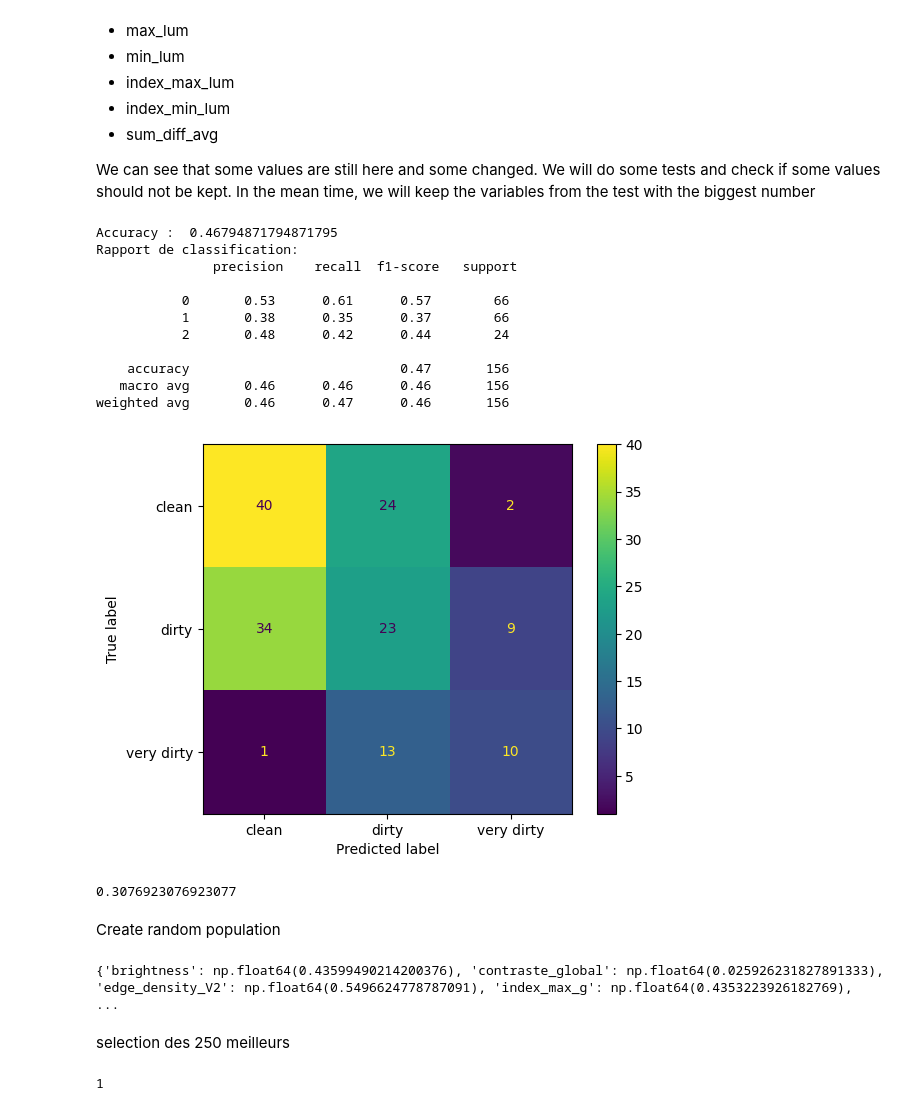
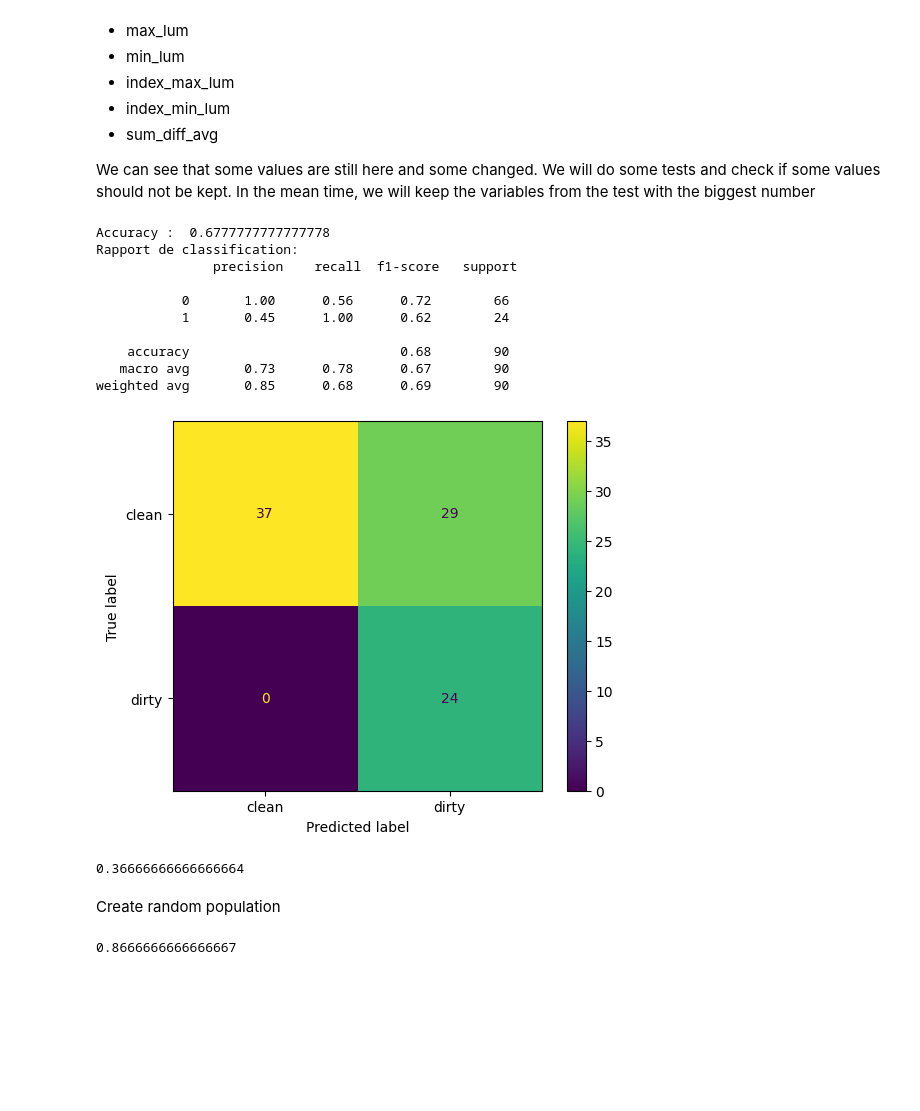
Before and after one commit to Antsurf/bin-oculaire, a Jupyter notebook: app/classifier.ipynb, the cells around one changed output. Cells and saved outputs as stored; diff of their text form; code cells hidden in the pictures; blank space fills up the shorter version.

```diff
--- a/app/classifier.ipynb
+++ b/app/classifier.ipynb
@@ -35,7 +35,7 @@ def get_dataframe() -> list:
     list_dataframe = []
 
     complete_dict(list_dataframe, 0)
-    complete_dict(list_dataframe, 1)
+    # complete_dict(list_dataframe, 1)
     complete_dict(list_dataframe, 2)
 
     return list_dataframe
@@ -241,8 +241,8 @@ thresholds_test = [50, 75]
 def score_to_class(score, thresholds):
     if score < thresholds[0]:
         clean_class = "clean"
-    elif thresholds[0] <= score <= thresholds[1]:
-        clean_class = "dirty"
+    # elif thresholds[0] <= score <= thresholds[1]:
+    #     clean_class = "dirty"
     else:
         clean_class = "very_dirty"
     return clean_class
@@ -262,30 +262,29 @@ y_pred = le.transform(y_pred_str)
 # %%
 from sklearn.metrics import accuracy_score, precision_score, recall_score, f1_score, confusion_matrix, classification_report
 from sklearn.metrics import confusion_matrix, ConfusionMatrixDisplay
 y_true = df['class']
 
 conf_matrix = confusion_matrix(y_true, y_pred)
-plt = ConfusionMatrixDisplay(confusion_matrix=conf_matrix, display_labels=['clean', 'dirty', 'very dirty'])
+plt = ConfusionMatrixDisplay(confusion_matrix=conf_matrix, display_labels=['clean', 'dirty'])
 plt.plot()
 
 print('Accuracy : ', accuracy_score(y_true, y_pred))
 # print("Precision:", precision_score(y_true, y_pred))
 # print("Recall:", recall_score(y_true, y_pred))
 # print("F1 Score:", f1_score(y_true, y_pred))
 print("Rapport de classification:\n", classification_report(y_true, y_pred))
 # %% [output]
-Accuracy :  0.46794871794871795
+Accuracy :  0.6777777777777778
 Rapport de classification:
                precision    recall  f1-score   support
 
-           0       0.53      0.61      0.57        66
-           1       0.38      0.35      0.37        66
-           2       0.48      0.42      0.44        24
+           0       1.00      0.56      0.72        66
+           1       0.45      1.00      0.62        24
 
-    accuracy                           0.47       156
-   macro avg       0.46      0.46      0.46       156
-weighted avg       0.46      0.47      0.46       156
+    accuracy                           0.68        90
+   macro avg       0.73      0.78      0.67        90
+weighted avg       0.85      0.68      0.69        90
-[figure, old version]
+[figure, new version]
 # %%
 from sklearn.model_selection import ParameterSampler
 from scipy.stats import uniform
@@ -293,23 +292,31 @@ from scipy.stats import uniform
 weights_base = ["mean_r", "mean_g", "brightness", "contraste_global", "edge_density_V2", "max_r", "max_g", "max_b", "min_r", "min_g", "min_b", "index_max_r", "index_max_g", "max_lum", "min_lum", "index_max_lum", "index_min_lum", "sum_avg", "quantity_of_whites"]
 
 param_distributions = {k: uniform(0.0, 1.0) for k in weights_base}
-n_iter = 10000
+n_iter = 5000
 sampler = ParameterSampler(param_distributions, n_iter=n_iter, random_state=2)
+
+col1 = np.random.uniform(1.0, 100.0, size=5000)
+col2 = np.random.uniform(col1, 100.0)
+thresholds = np.column_stack((col1, col2))
 
 max_accuracy = 0
 save_weights = None
+save_threshold = None
 
+i = 0
 for sample in sampler:
-    y_pred_str = predict(df, sample, thresholds_test)
+    y_pred_str = predict(df, sample, thresholds[i])
     y_pred = le.transform(y_pred_str)
     accuracy = accuracy_score(y_true, y_pred)
     if accuracy>max_accuracy:
         save_weights = sample
         max_accuracy = accuracy
+        save_threshold = thresholds[i]
+    i+=1
 
 print(max_accuracy)
 # %% [output]
-0.3076923076923077
+0.36666666666666664
 # %% [markdown]
 Create random population
 # %%
@@ -349,27 +393,19 @@ def mutation(element):
     return element
 # %%
-population = create_pop(10)
-new_pop = get_best(population)
+population = create_pop(100)
+for i in range(500):
+    best_pop = get_best(population)
+    children = []
+    for j in range(0, len(best_pop), 2):
+        child1, child2 = get_child(best_pop[j], best_pop[j+1])
+        children.append(child1)
+        children.append(child2)
+    for element in best_pop:
+        mutation(element)
+
+    population = best_pop[:-10] + children + create_pop(10)
+
+sorted_pop = sorted(population, key=lambda elem: elem.get_accuracy(), reverse = True)
+print(sorted_pop[0].get_accuracy())
+# %% [output]
+0.8666666666666667
-# %%
-from sklearn.model_selection import ParameterSampler
-from scipy.stats import uniform
-
-weights_base = ["mean_r", "mean_g", "brightness", "contraste_global", "edge_density_V2", "max_r", "max_g", "max_b", "min_r", "min_g", "min_b", "index_max_r", "index_max_g", "max_lum", "min_lum", "index_max_lum", "index_min_lum", "sum_avg", "quantity_of_whites"]
-
-param_distributions = {k: uniform(0.0, 1.0) for k in weights_base}
-n_iter = 1
-sampler = ParameterSampler(param_distributions, n_iter=n_iter, random_state=2)
-
-thresholds = np.random.rand(500, 2)
-
-for sample in sampler:
-    print(sample)
-# %% [output]
-{'brightness': np.float64(0.43599490214200376), 'contraste_global': np.float64(0.025926231827891333), 'edge_density_V2': np.float64(0.5496624778787091), 'index_max_g': np.float64(0.4353223926182769),  ...
-# %% [markdown]
-selection des 250 meilleurs
-# %%
-
-np.random.rand(2)
-# %% [output]
-1
```
Also changed, not shown: parts of 7 cells of this notebook.
